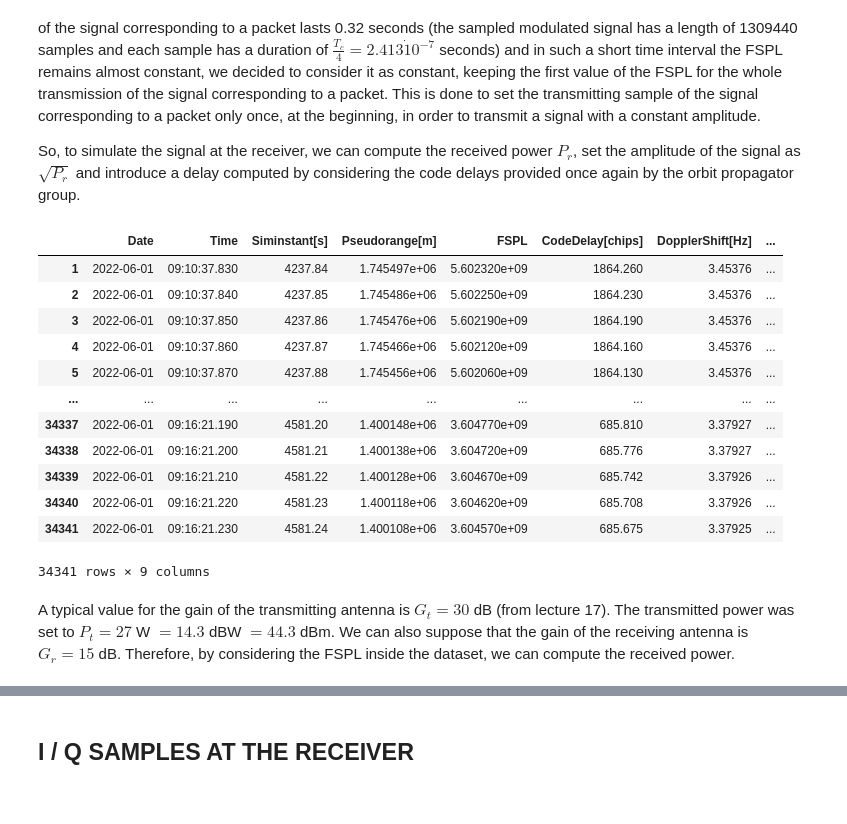
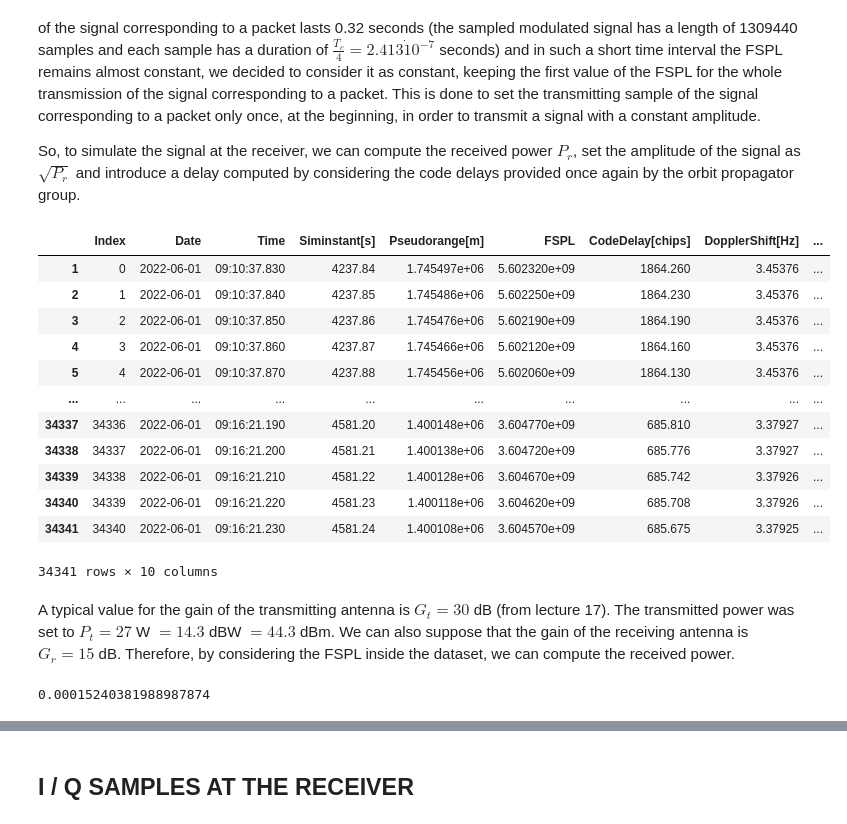
Before and after one commit to mattiasandri/usertransmitter, a Jupyter notebook: usertx.ipynb, the cells around one changed output, grey strips where cells are left out. Saved outputs shown, nothing was run; the diff lists cells and outputs as text; code cells hidden in the pictures.

```diff
--- a/usertx.ipynb
+++ b/usertx.ipynb
@@ -513,34 +548,54 @@ So, to simulate the signal at the receiver, we can compute the received power $P
 # %%
 #simple function to convert from linear to dB
 def lin2dB(x):
     return 10*np.log10(x)
+
+#simple function to convert from dB to linear
+def dB2lin(x):
+    return 10**(x/10)
 
 #here we load the file provided by the orbit propagator group
 filename = "OrbitalDATA.txt"
 orbit = pd.read_table(filename, header=0, sep=' ')
 orbit = orbit.dropna(axis=0)
 
 #we also want to consider the Free Space Path Loss in dB, so we add a column to the dataframe
 orbit['FSPL[dB]'] = orbit['FSPL'].apply(lin2dB)
 
-#in order to estimate also the propagation delay, we can just divide the pseudorange (staellite-user distance)
+#in order to estimate also the propagation delay, we can just divide the pseudorange (satellite-user distance)
 #by the speed of light. Therefore we create another column in the dataframe
 c = 299792458   #speed of light in vacuum in m/s
 orbit['PropDelay[s]'] = orbit['Pseudorange[m]']/c
+
+#adding a column for the indexes
+orbit['Index'] = np.arange(0, orbit.shape[0], 1)
+column_list = ["Index","Date", "Time", "Siminstant[s]", "Pseudorange[m]", "FSPL", "CodeDelay[chips]",
+               "DopplerShift[Hz]", "FSPL[dB]", "PropDelay[s]"]
+orbit = orbit.reindex(columns=column_list)
+
 orbit
 # %% [output]
-|  | Date | Time | Siminstant[s] | Pseudorange[m] | FSPL | CodeDelay[chips] | DopplerShift[Hz] | ... |
-| 1 | 2022-06-01 | 09:10:37.830 | 4237.84 | 1.745497e+06 | 5.602320e+09 | 1864.260 | 3.45376 | ... |
-| 2 | 2022-06-01 | 09:10:37.840 | 4237.85 | 1.745486e+06 | 5.602250e+09 | 1864.230 | 3.45376 | ... |
-| 3 | 2022-06-01 | 09:10:37.850 | 4237.86 | 1.745476e+06 | 5.602190e+09 | 1864.190 | 3.45376 | ... |
-| 4 | 2022-06-01 | 09:10:37.860 | 4237.87 | 1.745466e+06 | 5.602120e+09 | 1864.160 | 3.45376 | ... |
-| 5 | 2022-06-01 | 09:10:37.870 | 4237.88 | 1.745456e+06 | 5.602060e+09 | 1864.130 | 3.45376 | ... |
-| ... | ... | ... | ... | ... | ... | ... | ... | ... |
-| 34337 | 2022-06-01 | 09:16:21.190 | 4581.20 | 1.400148e+06 | 3.604770e+09 | 685.810 | 3.37927 | ... |
-| 34338 | 2022-06-01 | 09:16:21.200 | 4581.21 | 1.400138e+06 | 3.604720e+09 | 685.776 | 3.37927 | ... |
-| 34339 | 2022-06-01 | 09:16:21.210 | 4581.22 | 1.400128e+06 | 3.604670e+09 | 685.742 | 3.37926 | ... |
-| 34340 | 2022-06-01 | 09:16:21.220 | 4581.23 | 1.400118e+06 | 3.604620e+09 | 685.708 | 3.37926 | ... |
-| 34341 | 2022-06-01 | 09:16:21.230 | 4581.24 | 1.400108e+06 | 3.604570e+09 | 685.675 | 3.37925 | ... |
+|  | Index | Date | Time | Siminstant[s] | Pseudorange[m] | FSPL | CodeDelay[chips] | DopplerShift[Hz] | ... |
+| 1 | 0 | 2022-06-01 | 09:10:37.830 | 4237.84 | 1.745497e+06 | 5.602320e+09 | 1864.260 | 3.45376 | ... |
+| 2 | 1 | 2022-06-01 | 09:10:37.840 | 4237.85 | 1.745486e+06 | 5.602250e+09 | 1864.230 | 3.45376 | ... |
+| 3 | 2 | 2022-06-01 | 09:10:37.850 | 4237.86 | 1.745476e+06 | 5.602190e+09 | 1864.190 | 3.45376 | ... |
+| 4 | 3 | 2022-06-01 | 09:10:37.860 | 4237.87 | 1.745466e+06 | 5.602120e+09 | 1864.160 | 3.45376 | ... |
+| 5 | 4 | 2022-06-01 | 09:10:37.870 | 4237.88 | 1.745456e+06 | 5.602060e+09 | 1864.130 | 3.45376 | ... |
+| ... | ... | ... | ... | ... | ... | ... | ... | ... | ... |
+| 34337 | 34336 | 2022-06-01 | 09:16:21.190 | 4581.20 | 1.400148e+06 | 3.604770e+09 | 685.810 | 3.37927 | ... |
+| 34338 | 34337 | 2022-06-01 | 09:16:21.200 | 4581.21 | 1.400138e+06 | 3.604720e+09 | 685.776 | 3.37927 | ... |
+| 34339 | 34338 | 2022-06-01 | 09:16:21.210 | 4581.22 | 1.400128e+06 | 3.604670e+09 | 685.742 | 3.37926 | ... |
+| 34340 | 34339 | 2022-06-01 | 09:16:21.220 | 4581.23 | 1.400118e+06 | 3.604620e+09 | 685.708 | 3.37926 | ... |
+| 34341 | 34340 | 2022-06-01 | 09:16:21.230 | 4581.24 | 1.400108e+06 | 3.604570e+09 | 685.675 | 3.37925 | ... |
-34341 rows × 9 columns
+34341 rows × 10 columns
-# %% [markdown]
-A typical value for the gain of the transmitting antenna is $G_t = 30$ dB (from lecture 17). The transmitted power was set to $P_t = 27$ W $= 14.3$ dBW $= 44.3$ dBm. We can also suppose that the gain of the receiving antenna is $G_r = 15$ dB. Therefore, by considering the FSPL inside the dataset, we can compute the received power.
+# %% [markdown]
+A typical value for the gain of the transmitting antenna is $G_t = 30$ dB (from lecture 17). The transmitted power was set to $P_t = 27$ W $= 14.3$ dBW $= 44.3$ dBm. We can also suppose that the gain of the receiving antenna is $G_r = 15$ dB. Therefore, by considering the FSPL inside the dataset, we can compute the received power.
+# %%
+#With these parameters, an example of received power is the following: as we can see, the received power is extremely
+#low.
+
+Pr_dB = 10*np.log10(settings["transmittedPower"]) - orbit['FSPL[dB]'][1] + settings["transmitterGain"] + settings["receiverGain"]
+Pr = dB2lin(Pr_dB)  #this is in linear scale, so in Watt
+print(Pr)
+# %% [output]
+0.00015240381988987874
```
Also changed, not shown: parts of 13 cells of this notebook, 1 other file.
